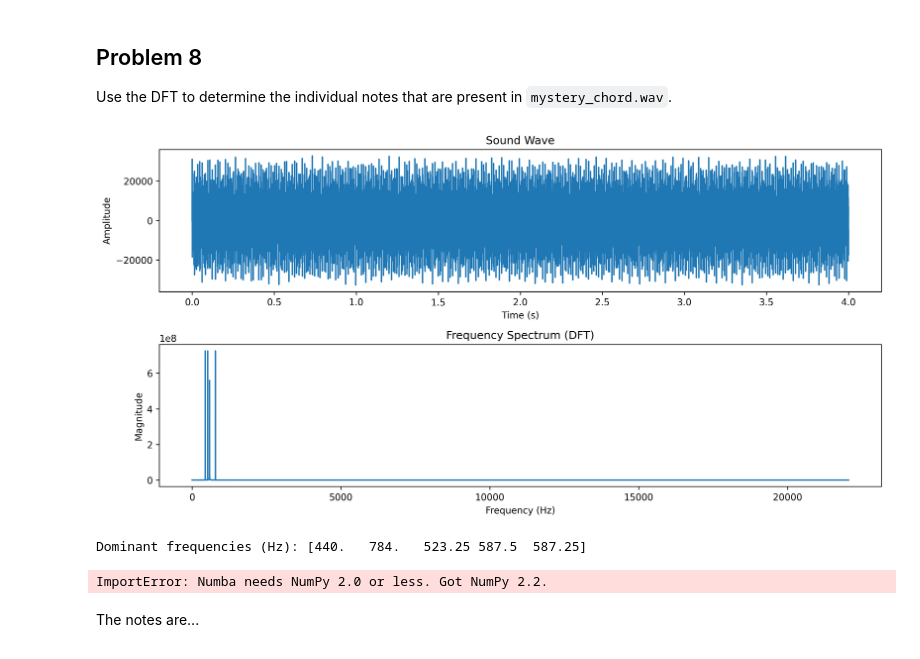
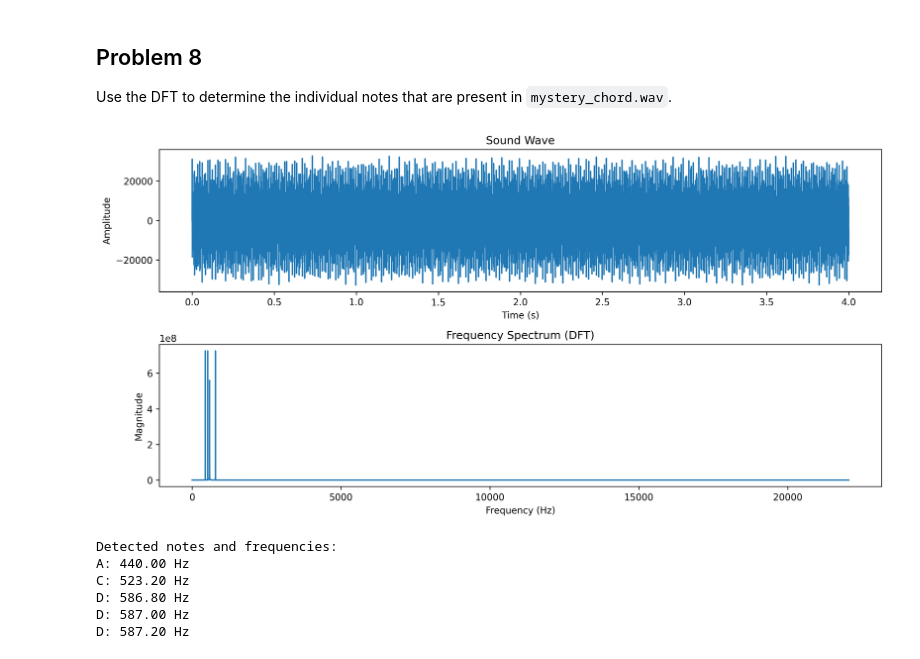
Before and after one commit to Juktong/learning_from_data_fourier, a Jupyter notebook: fourier_transform.ipynb, the cells around one changed output. Drawn from its saved outputs; the diff is of its cells as text; code cells hidden in the pictures.

```diff
--- a/fourier_transform.ipynb
+++ b/fourier_transform.ipynb
@@ -333,30 +366,49 @@ plt.show()
 ## Problem 8
 
 Use the DFT to determine the individual notes that are present in `mystery_chord.wav`.
-# %%
-rate, samples = wavfile.read("mystery_chord.wav")
-mystery_chord = SoundWave(rate, samples)
-mystery_chord.plot(show_dft=True)
-plt.show()
-
-freqs = mystery_chord.freq
-magnitudes = np.abs(np.fft.rfft(mystery_chord.samples))
-
-top_indices = np.argsort(magnitudes)[-5:][::-1]
-top_freqs = freqs[top_indices]
-
-print("Dominant frequencies (Hz):", np.round(top_freqs, 2))
-
-import librosa
-
-def freq_to_note(freq):
-    return librosa.hz_to_note(freq, octave=True)
-
-notes = [freq_to_note(f) for f in top_freqs]
-print("Identified notes:", notes)
-# %% [output]
-[figure, removed]
-Dominant frequencies (Hz): [440.   784.   523.25 587.5  587.25]
-ImportError: Numba needs NumPy 2.0 or less. Got NumPy 2.2.
-# %% [markdown]
-The notes are...
+# %%
+note_freqs = {
+  "A4": 440.00,
+  "B4": 493.88,
+  "C5": 523.25,
+  "D5": 587.33,
+  "E5": 659.25,
+  "F5": 698.46,
+  "G5": 783.99,
+  "A5": 880.00
+}
+
+rate, samples = wavfile.read("mystery_chord.wav")
+mystery_chord = SoundWave(rate, samples)
+
+mystery_chord.plot(show_dft=True)
+plt.show()
+
+n = len(mystery_chord.samples)
+
+freqs = mystery_chord.freq
+magnitudes = np.abs(np.fft.rfft(mystery_chord.samples))
+magnitudes[0] = 0  # Ignore DC component
+freqs = np.fft.rfftfreq(n, d=1/rate)
+top_indices = np.argsort(magnitudes)[-10:][::-1]
+top_freqs = freqs[top_indices]
+top_freqs = np.unique(np.round(top_freqs, 1))[:5]  # Round and deduplicate
+
+detected_notes = []
+for f in top_freqs:
+    closest_note = min(note_freqs, key=lambda note: abs(note_freqs[note] - f))
+    detected_notes.append((closest_note, f))
+print("Detected notes and frequencies:")
+for note, freq in detected_notes:
+    print(f"{note}: {freq:.2f} Hz")
+
+top_indices = np.argsort(magnitudes)[-10:][::-1]
+top_freqs = freqs[top_indices]
+# %% [output]
+[figure, added]
+Detected notes and frequencies:
+A: 440.00 Hz
+C: 523.20 Hz
+D: 586.80 Hz
+D: 587.00 Hz
+D: 587.20 Hz
```
Also changed, not shown: parts of 10 cells of this notebook, 5 other files.
